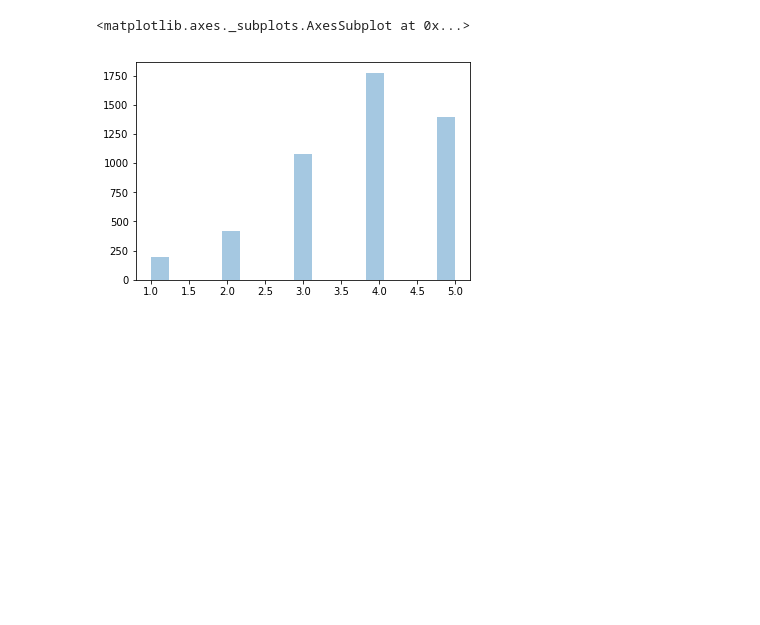
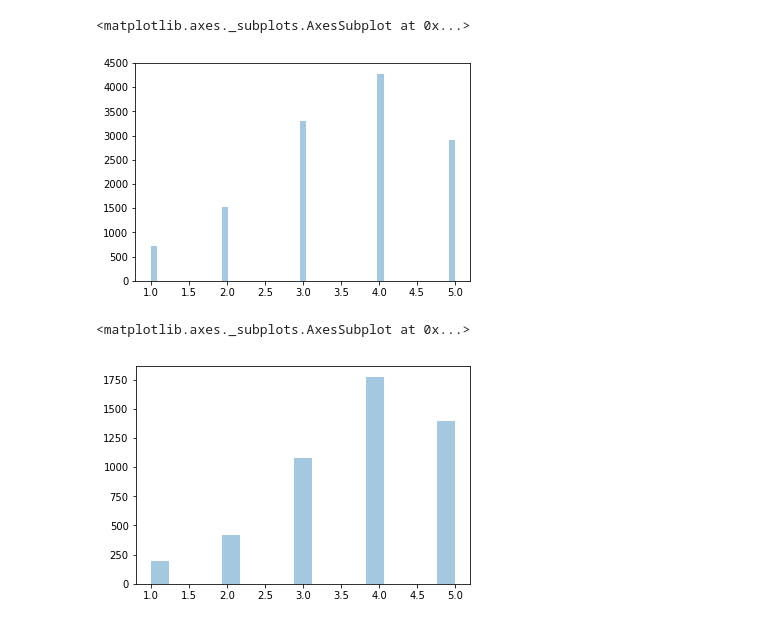
Before and after one commit to jagathv/cs155miniproj2, a Jupyter notebook: New_Shit.ipynb, the cells around one changed output. Cells and saved outputs as stored; diff of their text form; code cells hidden in the pictures; blank space fills up the shorter version.

```diff
--- a/New_Shit.ipynb
+++ b/New_Shit.ipynb
@@ -34,3 +111,9 @@ print(len(top_ten))
+# %%
+#SciFi
+sns.distplot(genre_data[16], kde=0)
+# %% [output]
+<matplotlib.axes._subplots.AxesSubplot at 0x...>
+[figure, added]
 # %%
 top_ten_data = []
 
```
Also changed, not shown: parts of 12 cells of this notebook, 1 other file.
